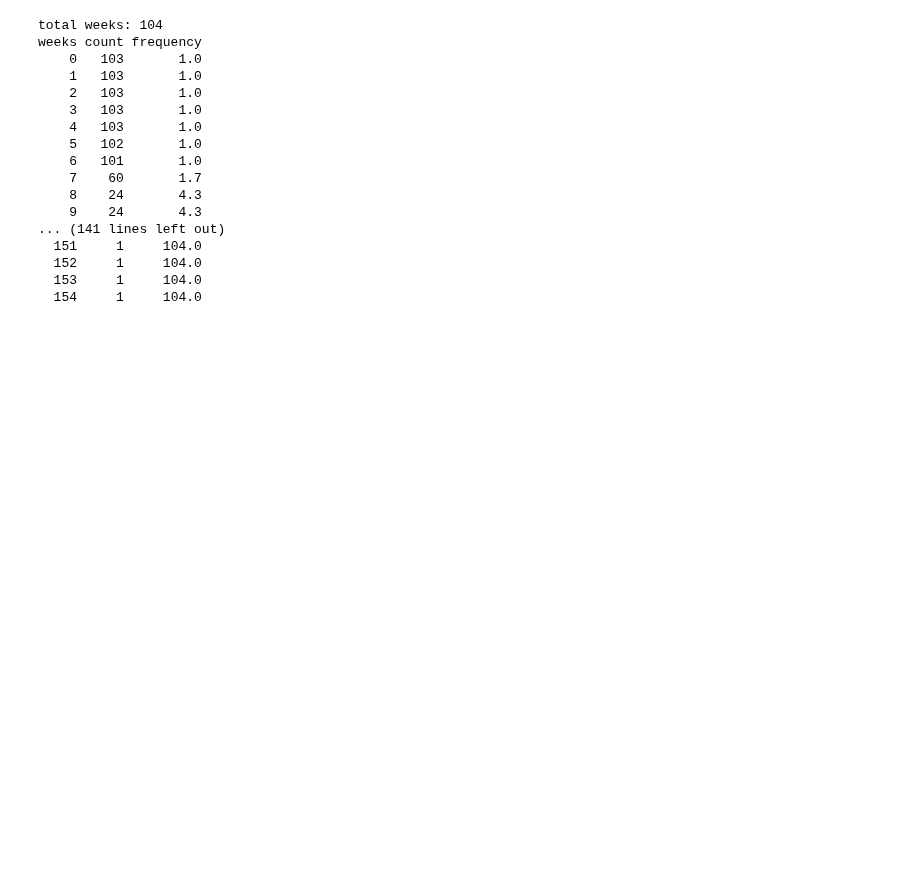
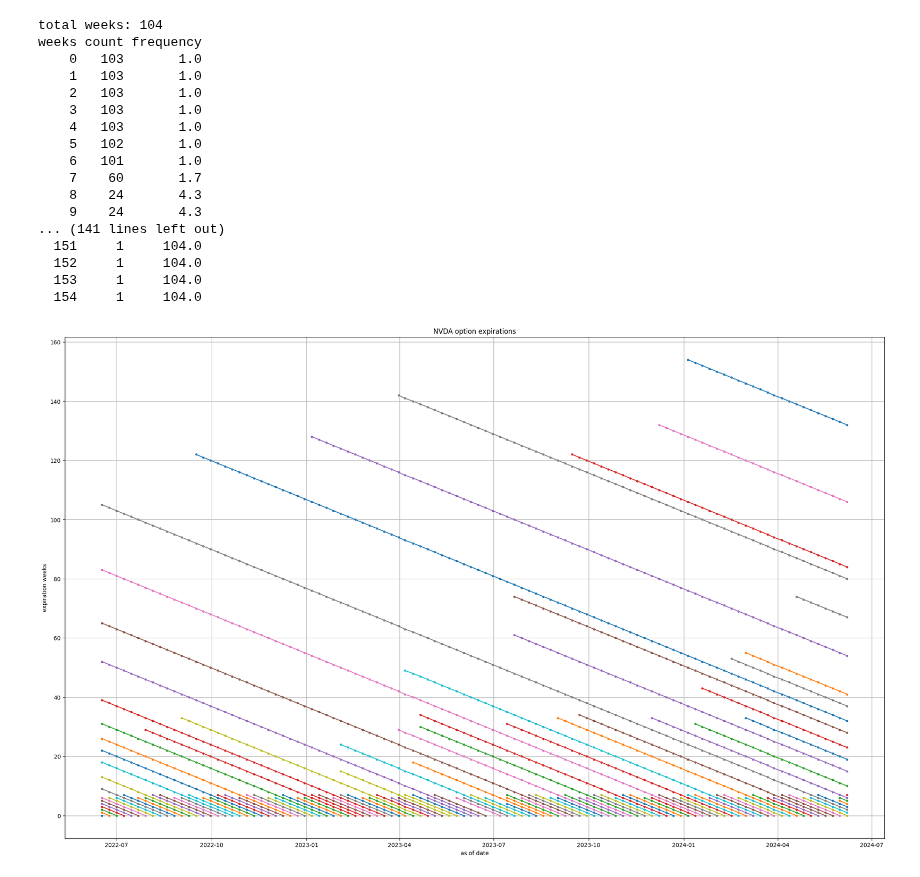
Before and after one commit to dotchev/option-history, a Jupyter notebook: full/list-expirations.ipynb, the cells around one changed output. Saved outputs shown, nothing was run; the diff lists cells and outputs as text; code cells hidden in the pictures; blank space fills up the shorter version.

Commit message:
Plot expirations, list new expirations

```diff
--- a/full/list-expirations.ipynb
+++ b/full/list-expirations.ipynb
@@ -8,10 +9,16 @@ data = load(symbol)
 details = data['ticker_details']
 print(details.ticker_root, details.name)
 xweeks = []
+prev_week = []
 for w in data['options_weekly']:
-  exp_weeks = [round((date.fromisoformat(p['contract'].expiration_date) - w['day'].date).days / 7) for p in w['options']]
-  print(w['day'].date, *[f'{x:3d}' for x in exp_weeks])
+  day = w['day']
+  exp_weeks = [round((date.fromisoformat(p['contract'].expiration_date) - day.date).days / 7) for p in w['options']]
+  new_weeks = sorted(list(set(exp_weeks) - set(w-1 for w in prev_week)))
+  print(day.date, *[f'{x:3d}' for x in exp_weeks])
+  if new_weeks:
+    print('       new', *[f'{x:3d}' for x in new_weeks])
   xweeks += exp_weeks
+  prev_week = exp_weeks
 # %% [output]
 NVDA Nvidia Corp
 2022-06-17   0   1   2   3   4   5   6   9  13  18  22  26  31  39  52  65  83 105
@@ -55,3 +62,27 @@ weeks count frequency
   152     1     104.0
   153     1     104.0
   154     1     104.0
+# %%
+result = {}
+for w in data['options_weekly']:
+  day = w['day']
+  for p in w['options']:
+    exp_date = date.fromisoformat(p['contract'].expiration_date)
+    # exp_weeks = round((exp_date - day.date).days / 7)
+    if not exp_date in result:
+      result[exp_date] = []
+    result[exp_date].append(day.date)
+
+plt.figure(figsize=(26,16))
+for exp_date, dates in result.items():
+  x = dates
+  y = [round((exp_date - d).days / 7) for d in dates]
+  plt.plot(x, y, label=exp_date, marker='.')
+# plt.legend()
+plt.title(symbol + ' option expirations')
+plt.xlabel('as of date')
+plt.ylabel('expiration weeks')
+plt.grid()
+plt.show()
+# %% [output]
+[figure, added]
```
Also changed, not shown: parts of 2 cells of this notebook.
